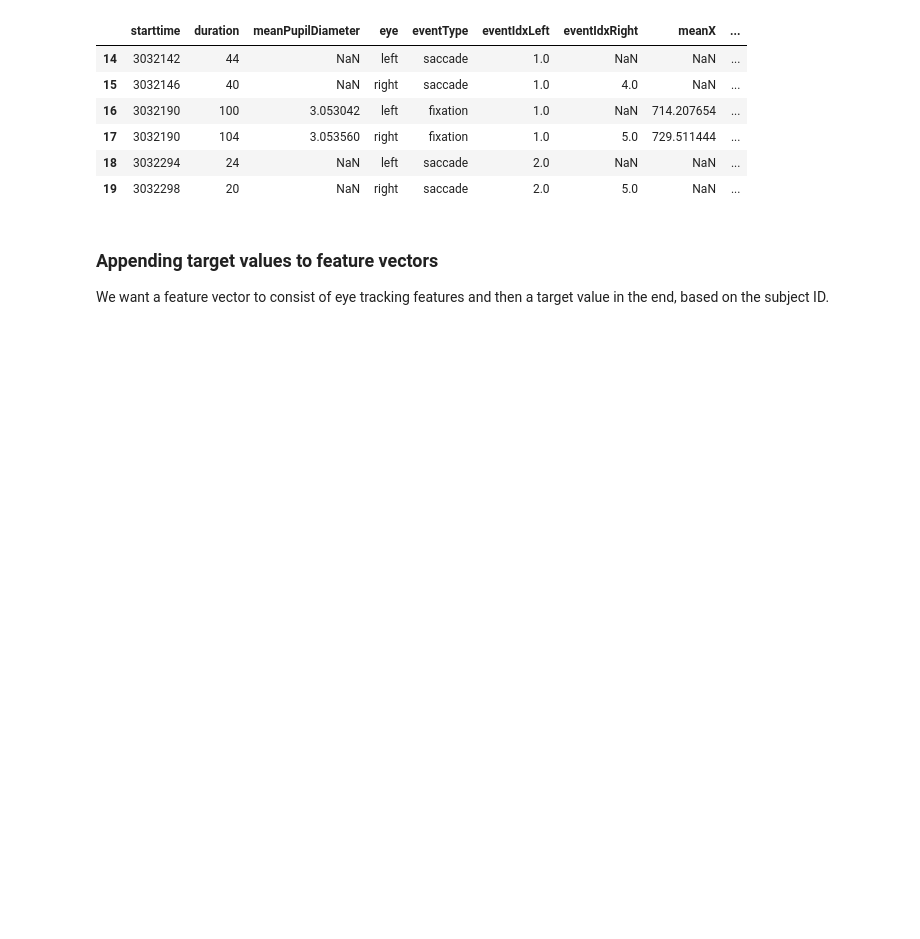
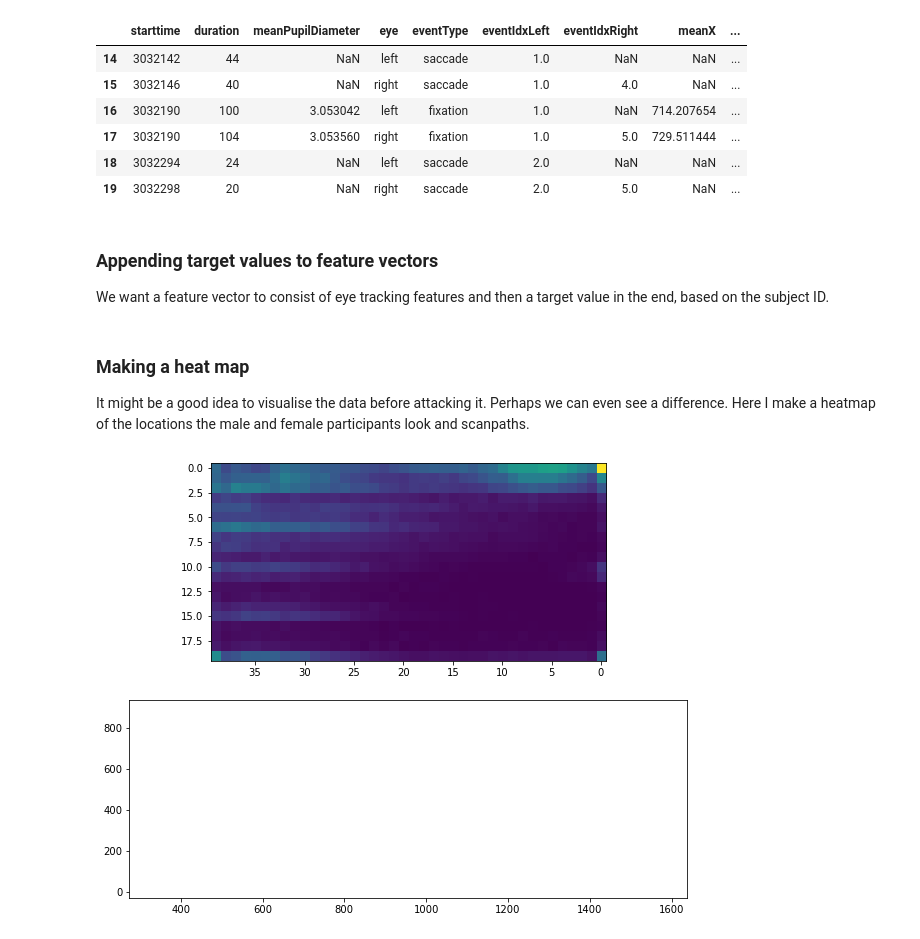
Before and after one commit to kroglkt/CogSci3, a Jupyter notebook: TuEyeQ Validation.ipynb, the cells around one changed output. Cells and saved outputs as stored; diff of their text form; code cells hidden in the pictures; blank space fills up the shorter version.

Commit message:
Plotting male/female heatmaps

```diff
--- a/TuEyeQ Validation.ipynb
+++ b/TuEyeQ Validation.ipynb
@@ -50,0 +71,44 @@ for folder in folders:
+# %% [markdown]
+### Making a heat map
+It might be a good idea to visualise the data before attacking it. Perhaps we can even see a difference. Here I make a heatmap of the locations the male and female participants look and scanpaths.
+# %%
+all_males = participant_features[participant_features['gender']==1].index
+all_females = participant_features[participant_features['gender']==2].index
+
+all_male_readings = drop_nulls([load_participant(subject) for subject in tqdm(all_males)])
+all_female_readings = drop_nulls([load_participant(subject) for subject in tqdm(all_females)])
+# %%
+def make_heatmap_scanpath(readings, verbose=True):
+    heatmaps, all_x, all_y = [], [], []
+
+    for subject_ind, subject in tqdm(enumerate(readings)):
+        for reading_ind, i in enumerate(subject):
+            fixations = i[i['eventType']=='fixation']
+            mean_x = fixations['meanX']
+            mean_y = fixations['meanY']
+
+            if mean_x.shape[0] < 2 and mean_y.shape[0] < 2:
+                if verbose:
+                    print(f"Reading {reading_ind} on subject {subject_ind} too small to work with.")
+                break
+            heatmap, x_edges, y_edges = np.histogram2d(mean_x, mean_y, bins=(20,40))
+            heatmaps.append(heatmap)
+            all_x.append(mean_x)
+            all_y.append(mean_y)
+
+    combined_heatmap = sum(heatmaps)
+    if verbose:
+        print("Drawing...")
+    plt.figure(figsize=(10,8))
+    plt.subplot(2,1,1)
+    plt.imshow(combined_heatmap);
+    ax = plt.gca() # Inverter x-akse. Den passede ikke af en eller anden årsag.
+    ax.invert_xaxis()
+
+    plt.subplot(2,1,2)
+    for x, y in zip(all_x, all_y):
+        plt.plot(x, y, linewidth=len(readings)*.1e-10, c='blue')
+# %%
+make_heatmap_scanpath(all_male_readings, verbose=False)
+# %% [output]
+[figure, added]
```
Also changed, not shown: parts of 11 cells of this notebook.
